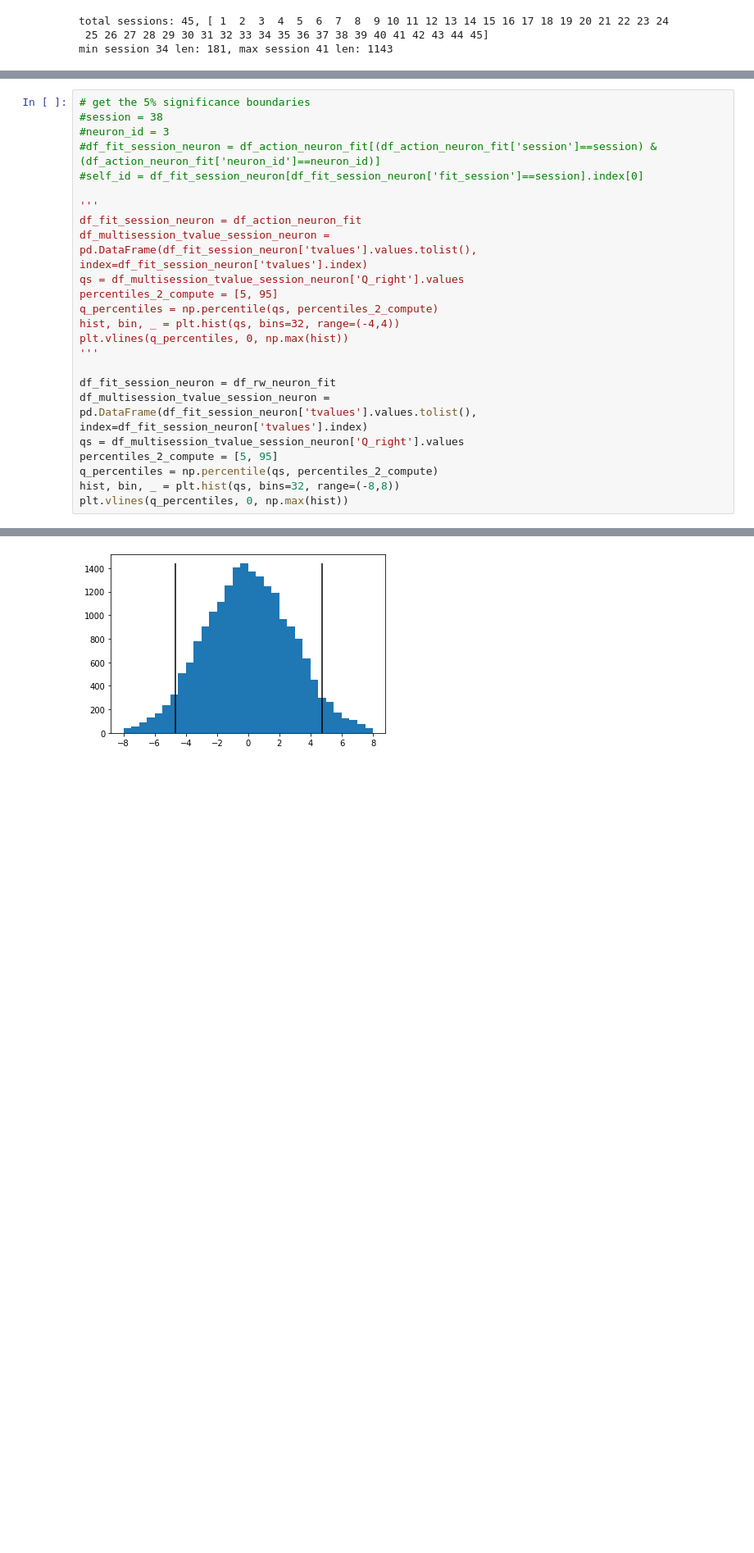
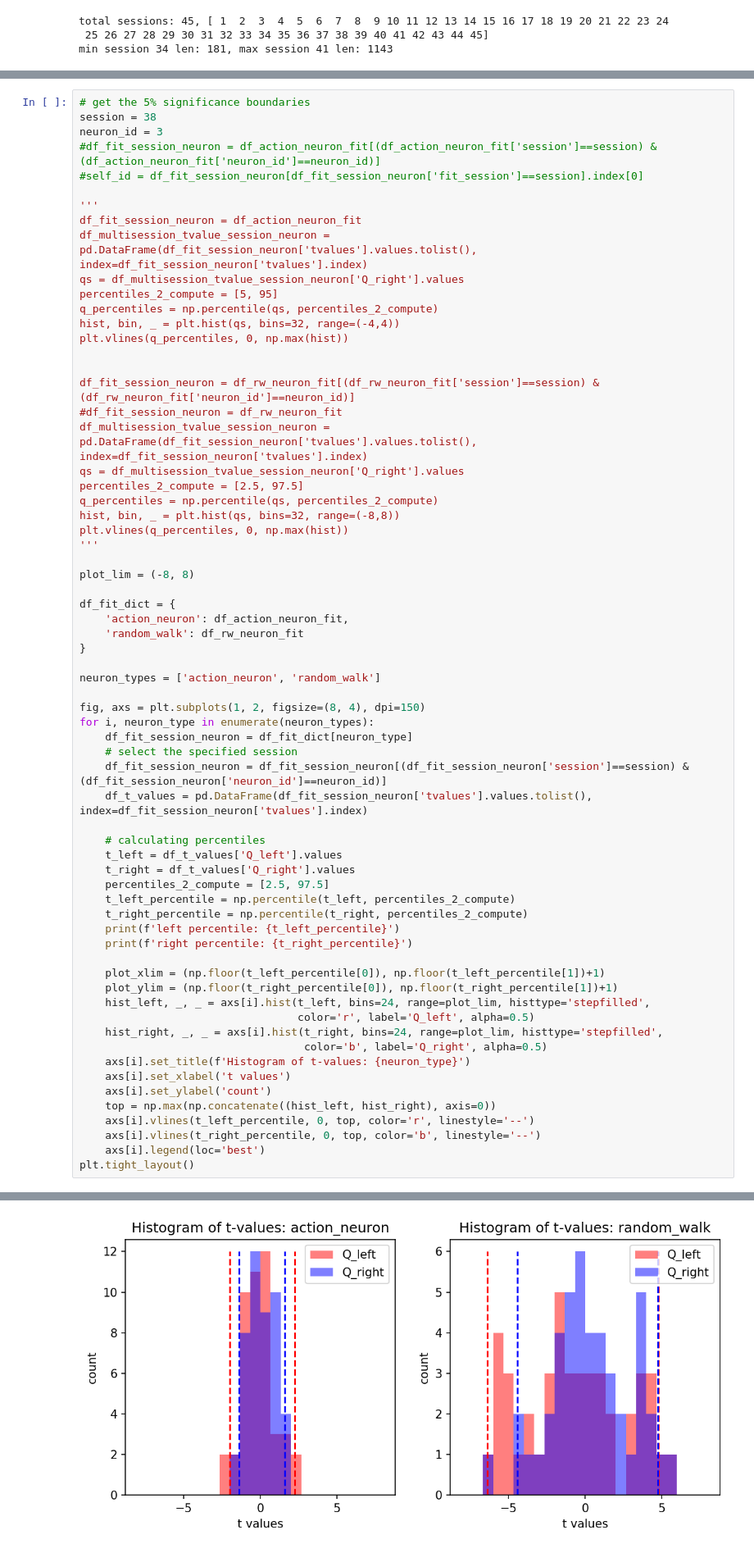
Before and after one commit to pckuo/map-ephys, a Jupyter notebook: notebook/pckuo/nonsense_corr.ipynb, the cells around one changed output, grey strips where cells are left out. Shown at 82% size. Drawn from its saved outputs; the diff is of its cells as text; blank space fills up the shorter version.

Commit message:
single unit session permutation

```diff
--- a/notebook/pckuo/nonsense_corr.ipynb
+++ b/notebook/pckuo/nonsense_corr.ipynb
@@ -827,8 +827,8 @@ session 44: (181, 3)
 session 45: (181, 3)
 # %%
 # get the 5% significance boundaries
-#session = 38
-#neuron_id = 3
+session = 38
+neuron_id = 3
 #df_fit_session_neuron = df_action_neuron_fit[(df_action_neuron_fit['session']==session) & (df_action_neuron_fit['neuron_id']==neuron_id)]
 #self_id = df_fit_session_neuron[df_fit_session_neuron['fit_session']==session].index[0]
 
@@ -840,13 +840,55 @@ percentiles_2_compute = [5, 95]
 q_percentiles = np.percentile(qs, percentiles_2_compute)
 hist, bin, _ = plt.hist(qs, bins=32, range=(-4,4))
 plt.vlines(q_percentiles, 0, np.max(hist))
-'''
 
-df_fit_session_neuron = df_rw_neuron_fit
+
+df_fit_session_neuron = df_rw_neuron_fit[(df_rw_neuron_fit['session']==session) & (df_rw_neuron_fit['neuron_id']==neuron_id)]
+#df_fit_session_neuron = df_rw_neuron_fit
 df_multisession_tvalue_session_neuron = pd.DataFrame(df_fit_session_neuron['tvalues'].values.tolist(), index=df_fit_session_neuron['tvalues'].index)
 qs = df_multisession_tvalue_session_neuron['Q_right'].values
-percentiles_2_compute = [5, 95]
+percentiles_2_compute = [2.5, 97.5]
 q_percentiles = np.percentile(qs, percentiles_2_compute)
 hist, bin, _ = plt.hist(qs, bins=32, range=(-8,8))
 plt.vlines(q_percentiles, 0, np.max(hist))
+'''
+
+plot_lim = (-8, 8)
+
+df_fit_dict = {
+    'action_neuron': df_action_neuron_fit,
+    'random_walk': df_rw_neuron_fit
+}
+
+neuron_types = ['action_neuron', 'random_walk']
+
+fig, axs = plt.subplots(1, 2, figsize=(8, 4), dpi=150)
+for i, neuron_type in enumerate(neuron_types):
+    df_fit_session_neuron = df_fit_dict[neuron_type]
+    # select the specified session
+    df_fit_session_neuron = df_fit_session_neuron[(df_fit_session_neuron['session']==session) & (df_fit_session_neuron['neuron_id']==neuron_id)]
+    df_t_values = pd.DataFrame(df_fit_session_neuron['tvalues'].values.tolist(), index=df_fit_session_neuron['tvalues'].index)
+
+    # calculating percentiles
+    t_left = df_t_values['Q_left'].values
+    t_right = df_t_values['Q_right'].values
+    percentiles_2_compute = [2.5, 97.5]
+    t_left_percentile = np.percentile(t_left, percentiles_2_compute)
+    t_right_percentile = np.percentile(t_right, percentiles_2_compute)
+    print(f'left percentile: {t_left_percentile}')
+    print(f'right percentile: {t_right_percentile}')
+
+    plot_xlim = (np.floor(t_left_percentile[0]), np.floor(t_left_percentile[1])+1)
+    plot_ylim = (np.floor(t_right_percentile[0]), np.floor(t_right_percentile[1])+1)
+    hist_left, _, _ = axs[i].hist(t_left, bins=24, range=plot_lim, histtype='stepfilled',
+                                  color='r', label='Q_left', alpha=0.5)
+    hist_right, _, _ = axs[i].hist(t_right, bins=24, range=plot_lim, histtype='stepfilled',
+                                   color='b', label='Q_right', alpha=0.5)
+    axs[i].set_title(f'Histogram of t-values: {neuron_type}')
+    axs[i].set_xlabel('t values')
+    axs[i].set_ylabel('count')
+    top = np.max(np.concatenate((hist_left, hist_right), axis=0))
+    axs[i].vlines(t_left_percentile, 0, top, color='r', linestyle='--')
+    axs[i].vlines(t_right_percentile, 0, top, color='b', linestyle='--')
+    axs[i].legend(loc='best')
+plt.tight_layout()
 # %% [output]
@@ -854 +899 @@ plt.vlines(q_percentiles, 0, np.max(hist))
-[figure, old version]
+[figure, new version]
```
Also changed, not shown: parts of 4 cells of this notebook.
